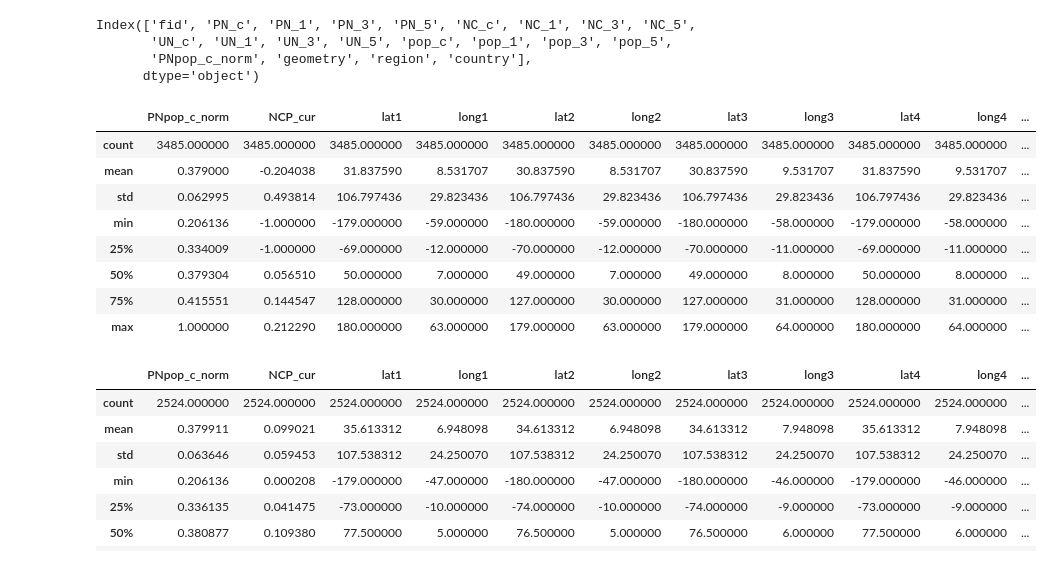
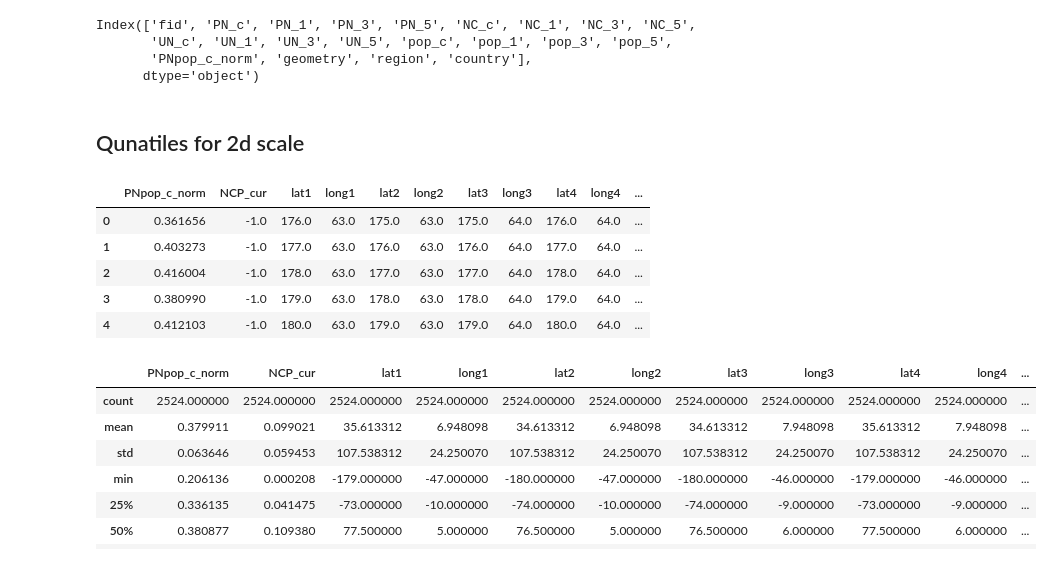
Before and after one commit to charlottegiseleweil/ipbes, a Jupyter notebook: Data Processing/Data_processing.ipynb, the cells around one changed output. Saved outputs shown, nothing was run; the diff lists cells and outputs as text; code cells hidden in the pictures.

Commit message:
tooltip with quantiles

```diff
--- a/Data Processing/Data_processing.ipynb
+++ b/Data Processing/Data_processing.ipynb
@@ -294,28 +295,30 @@ Index(['fid', 'PN_c', 'PN_1', 'PN_3', 'PN_5', 'NC_c', 'NC_1', 'NC_3', 'NC_5',
        'UN_c', 'UN_1', 'UN_3', 'UN_5', 'pop_c', 'pop_1', 'pop_3', 'pop_5',
        'PNpop_c_norm', 'geometry', 'region', 'country'],
       dtype='object')
+# %% [markdown]
+## Qunatiles for 2d scale
+# %%
+pop_quantile_coastal = data['pop_c'].copy().iloc[data['pop_c'].copy().nonzero()[0]].quantile([0, 0.2,0.4,0.6,0.8,1])
+pn_quantile_coastal = data['PN_c'].copy().quantile([0, 0.2,0.4,0.6,0.8,1])
 # %%
 data_coastal_2d = data[['PNpop_c_norm','NC_c','geometry']].copy()
 data_coastal_2d.columns = ['PNpop_c_norm','NCP_cur','geometry']
 for i in range(5):
     data_coastal_2d['lat'+str(i+1)] = data_coastal_2d.geometry.apply(lambda x : x[i][0])
     data_coastal_2d['long'+str(i+1)] = data_coastal_2d.geometry.apply(lambda x : x[i][1])
 data_coastal_2d = data_coastal_2d.dropna()
 data_coastal_2d = data_coastal_2d.drop(columns=['geometry'])
-data_coastal_2d['pop'] = data['pop_c'].copy()
-data_coastal_2d['PN'] = data['PN_c'].copy()
+data_coastal_2d['pop'] = pd.cut(data['pop_c'].copy(), pop_quantile_coastal, labels=["lowest", "low", "medium", "high", "highest"])
+data_coastal_2d['PN'] = pd.cut(data['PN_c'].copy(), pn_quantile_coastal, labels=["lowest", "low", "medium", "high", "highest"])
 data_coastal_2d['country'] = data['country'].copy()
-data_coastal_2d.describe()
+data_coastal_2d.head()
 # %% [output]
 |  | PNpop_c_norm | NCP_cur | lat1 | long1 | lat2 | long2 | lat3 | long3 | lat4 | long4 | ... |
-| count | 3485.000000 | 3485.000000 | 3485.000000 | 3485.000000 | 3485.000000 | 3485.000000 | 3485.000000 | 3485.000000 | 3485.000000 | 3485.000000 | ... |
-| mean | 0.379000 | -0.204038 | 31.837590 | 8.531707 | 30.837590 | 8.531707 | 30.837590 | 9.531707 | 31.837590 | 9.531707 | ... |
-| std | 0.062995 | 0.493814 | 106.797436 | 29.823436 | 106.797436 | 29.823436 | 106.797436 | 29.823436 | 106.797436 | 29.823436 | ... |
-| min | 0.206136 | -1.000000 | -179.000000 | -59.000000 | -180.000000 | -59.000000 | -180.000000 | -58.000000 | -179.000000 | -58.000000 | ... |
-| 25% | 0.334009 | -1.000000 | -69.000000 | -12.000000 | -70.000000 | -12.000000 | -70.000000 | -11.000000 | -69.000000 | -11.000000 | ... |
-| 50% | 0.379304 | 0.056510 | 50.000000 | 7.000000 | 49.000000 | 7.000000 | 49.000000 | 8.000000 | 50.000000 | 8.000000 | ... |
-| 75% | 0.415551 | 0.144547 | 128.000000 | 30.000000 | 127.000000 | 30.000000 | 127.000000 | 31.000000 | 128.000000 | 31.000000 | ... |
-| max | 1.000000 | 0.212290 | 180.000000 | 63.000000 | 179.000000 | 63.000000 | 179.000000 | 64.000000 | 180.000000 | 64.000000 | ... |
+| 0 | 0.361656 | -1.0 | 176.0 | 63.0 | 175.0 | 63.0 | 175.0 | 64.0 | 176.0 | 64.0 | ... |
+| 1 | 0.403273 | -1.0 | 177.0 | 63.0 | 176.0 | 63.0 | 176.0 | 64.0 | 177.0 | 64.0 | ... |
+| 2 | 0.416004 | -1.0 | 178.0 | 63.0 | 177.0 | 63.0 | 177.0 | 64.0 | 178.0 | 64.0 | ... |
+| 3 | 0.380990 | -1.0 | 179.0 | 63.0 | 178.0 | 63.0 | 178.0 | 64.0 | 179.0 | 64.0 | ... |
+| 4 | 0.412103 | -1.0 | 180.0 | 63.0 | 179.0 | 63.0 | 179.0 | 64.0 | 180.0 | 64.0 | ... |
 # %%
 data_coastal_2d = data_coastal_2d.drop(data_coastal_2d[data_coastal_2d.NCP_cur == -1].index)
 data_coastal_2d.describe()
```
Also changed, not shown: parts of 6 cells of this notebook, 5 other files.
